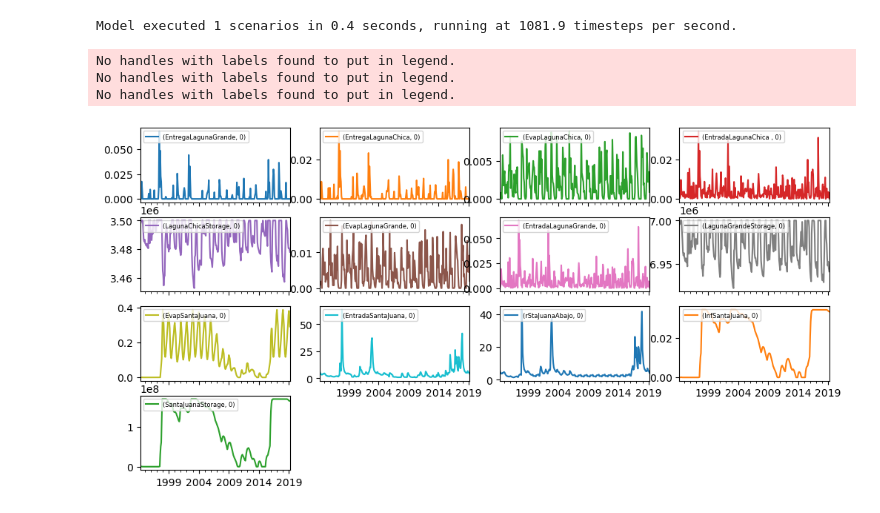
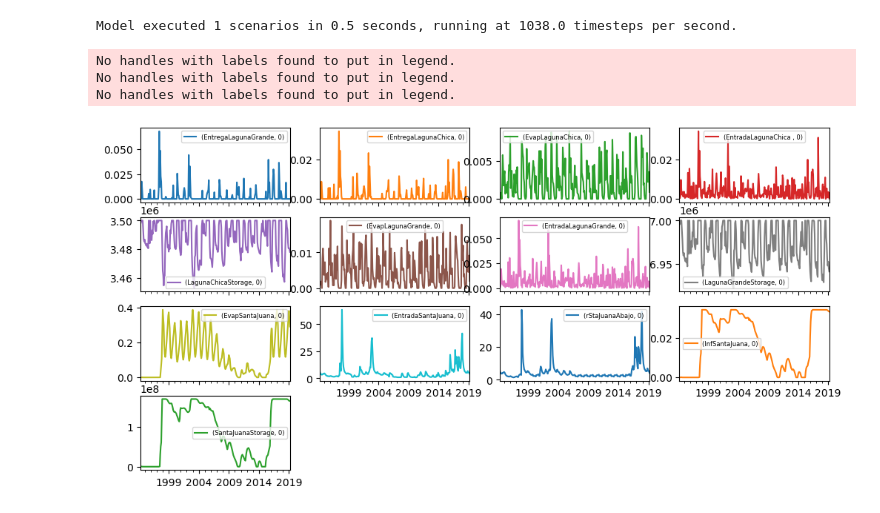
Before and after one commit to ccalvocm/pywrDemo, a Jupyter notebook: Huasco/modeloHuasco.ipynb, the cells around one changed output. Drawn from its saved outputs; the diff is of its cells as text; code cells hidden in the pictures.

```diff
--- a/Huasco/modeloHuasco.ipynb
+++ b/Huasco/modeloHuasco.ipynb
@@ -4,36 +4,36 @@ from pywr.recorders import Recorder
 from pywr.recorders._recorders import NodeRecorder
 from pywr.notebook import draw_graph
 from pywr.notebook import pywr_model_to_d3_json
 import matplotlib.pyplot as plt
 
 if __name__ == "__main__":
 
     modelo="huasco.json"
     m = Model.load(modelo)
     m.solver.name="glpk-edge"
     stats = m.run()
     print(stats)
 
     df = m.to_dataframe()
     colsQ=[x for x in df.columns if 'Storage' not in x[0]]
 #     pasar a m3/s
     df[colsQ]=df[colsQ]/86400.
     axis=df.plot(subplots=True, figsize = (12,6),layout=(4,4))
     for i,a in enumerate(axis.reshape(-1)):
-        a.legend(loc=2, prop={'size': 6})
+        a.legend(loc='best', prop={'size': 6})
 #     plt.show()
     plt.savefig('resHuascoSup.svg',bbox_inches='tight')
     df.to_csv(r'resultadosModelo.csv')
 
 #     plt.figure()
 #     draw_graph(m,labels = True, attributes = True,width=900,height=900)
 #     plt.show()
 # %% [output]
-Model executed 1 scenarios in 0.4 seconds, running at 1081.9 timesteps per second.
+Model executed 1 scenarios in 0.5 seconds, running at 1038.0 timesteps per second.
 No handles with labels found to put in legend.
 No handles with labels found to put in legend.
 No handles with labels found to put in legend.
-[figure, old version]
+[figure, new version]
 # %%
 # from pywr.notebook import to_html
 # to_html(m,height=800,width=800,labels=True,attributes=True,title='Modelo Cuenca del Río Huasco')
```
Also changed, not shown: 15 other files.
